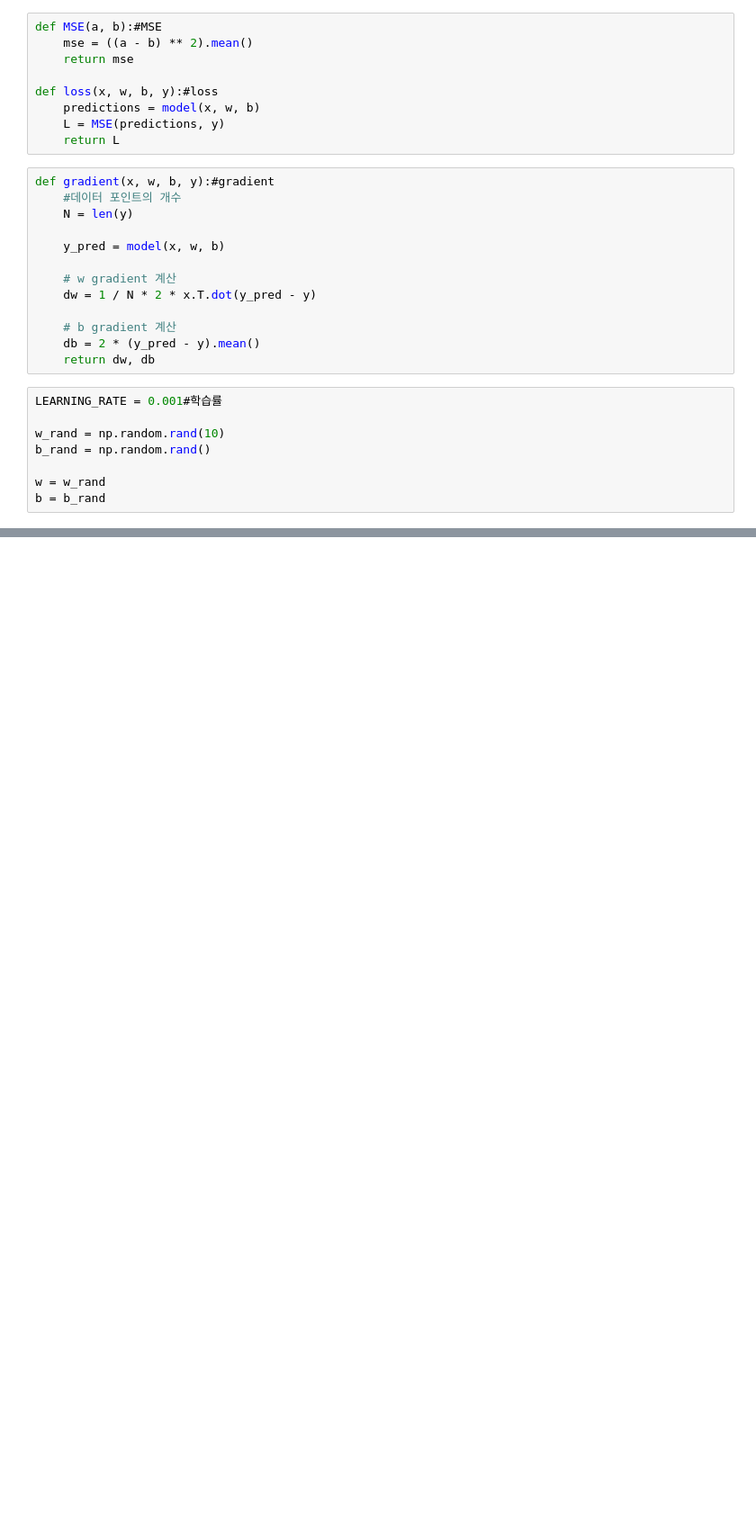
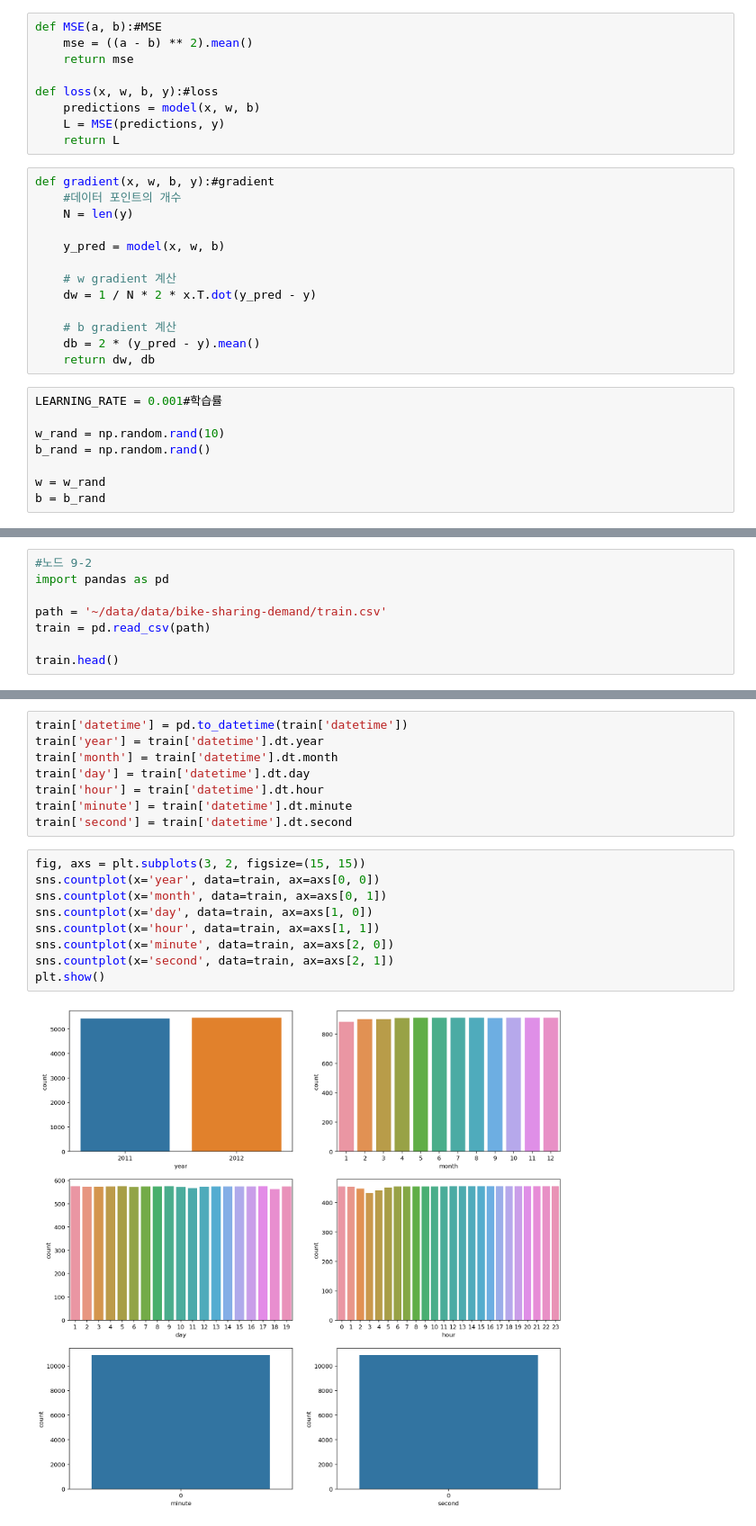
Before and after one commit to ggumtakg/AIFFEL_quest_rs, a Jupyter notebook: Exploration/Ex01/Ex01.ipynb, the cells around one changed output, grey strips where cells are left out. Shown at 90% size. Saved outputs shown, nothing was run; the diff lists cells and outputs as text; blank space fills up the shorter version.

```diff
--- a/Exploration/Ex01/Ex01.ipynb
+++ b/Exploration/Ex01/Ex01.ipynb
@@ -283,0 +279,8 @@ plt.show()
+# %%
+#노드 9-2
+import pandas as pd
+
+path = '~/data/data/bike-sharing-demand/train.csv'
+train = pd.read_csv(path)
+
+train.head()
@@ -283,0 +294,19 @@ plt.show()
+# %%
+train['datetime'] = pd.to_datetime(train['datetime'])
+train['year'] = train['datetime'].dt.year
+train['month'] = train['datetime'].dt.month
+train['day'] = train['datetime'].dt.day
+train['hour'] = train['datetime'].dt.hour
+train['minute'] = train['datetime'].dt.minute
+train['second'] = train['datetime'].dt.second
+# %%
+fig, axs = plt.subplots(3, 2, figsize=(15, 15))
+sns.countplot(x='year', data=train, ax=axs[0, 0])
+sns.countplot(x='month', data=train, ax=axs[0, 1])
+sns.countplot(x='day', data=train, ax=axs[1, 0])
+sns.countplot(x='hour', data=train, ax=axs[1, 1])
+sns.countplot(x='minute', data=train, ax=axs[2, 0])
+sns.countplot(x='second', data=train, ax=axs[2, 1])
+plt.show()
+# %% [output]
+[figure, added]
```
Also changed, not shown: parts of 13 cells of this notebook.
